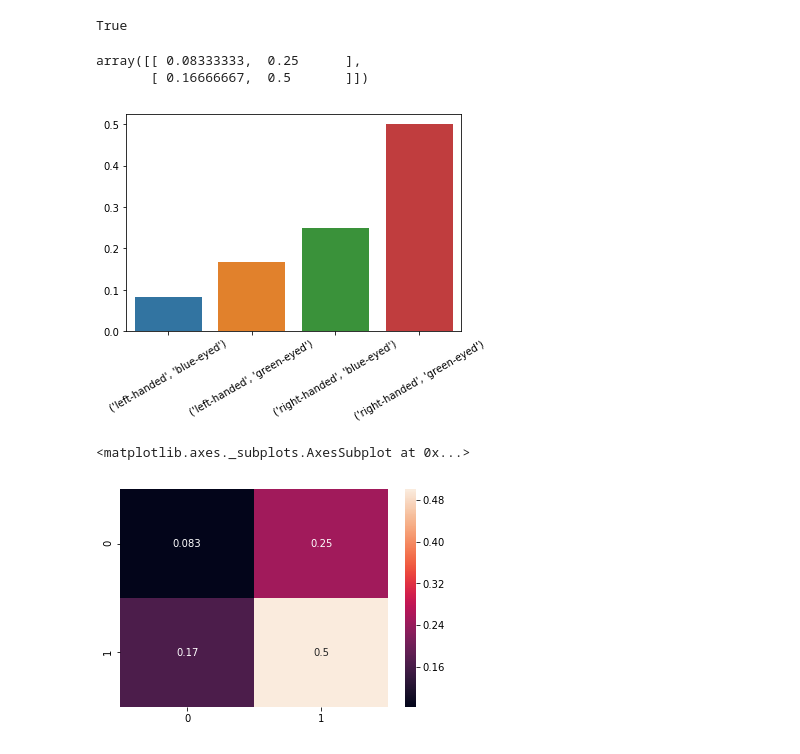
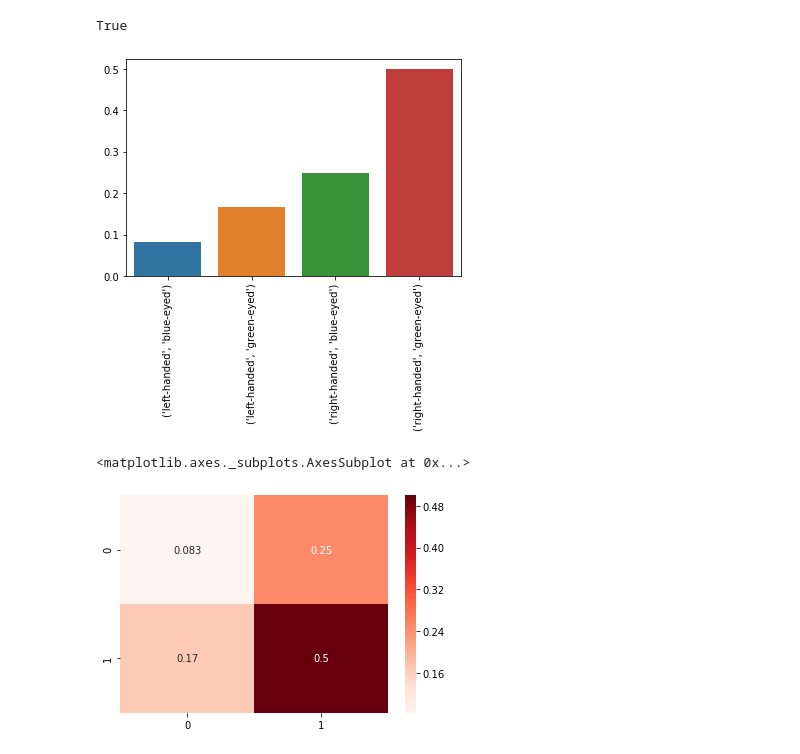
Before and after one commit to PythonCharmers/maxentropy, a Jupyter notebook: notebooks/Fitting maximum entropy models - Kangaroos example.ipynb, the cells around one changed output. Saved outputs shown, nothing was run; the diff lists cells and outputs as text; code cells hidden in the pictures.

```diff
--- a/notebooks/Fitting maximum entropy models - Kangaroos example.ipynb
+++ b/notebooks/Fitting maximum entropy models - Kangaroos example.ipynb
@@ -261,17 +277,12 @@ np.allclose(model.probdist().sum(), 1)
 # %% [output]
 True
-# %%
-kangaroo_prob_matrix(x_opt)
-# %% [output]
-array([[ 0.08333333,  0.25      ],
-       [ 0.16666667,  0.5       ]])
 # %%
 g = sns.barplot(np.arange(len(samplespace)), model.probdist())
-g.set_xticklabels(samplespace, rotation=30);
+g.set_xticklabels(samplespace, rotation=90);
 # %% [output]
-[figure, old version]
+[figure, new version]
 # %%
-sns.heatmap(kangaroo_prob_matrix(x_opt), annot=True)
+sns.heatmap(kangaroo_prob_matrix(x_opt), annot=True, cmap='Reds')
 # %% [output]
 <matplotlib.axes._subplots.AxesSubplot at 0x...>
-[figure, old version]
+[figure, new version]
```
Also changed, not shown: parts of 18 cells of this notebook, 2 other files.
